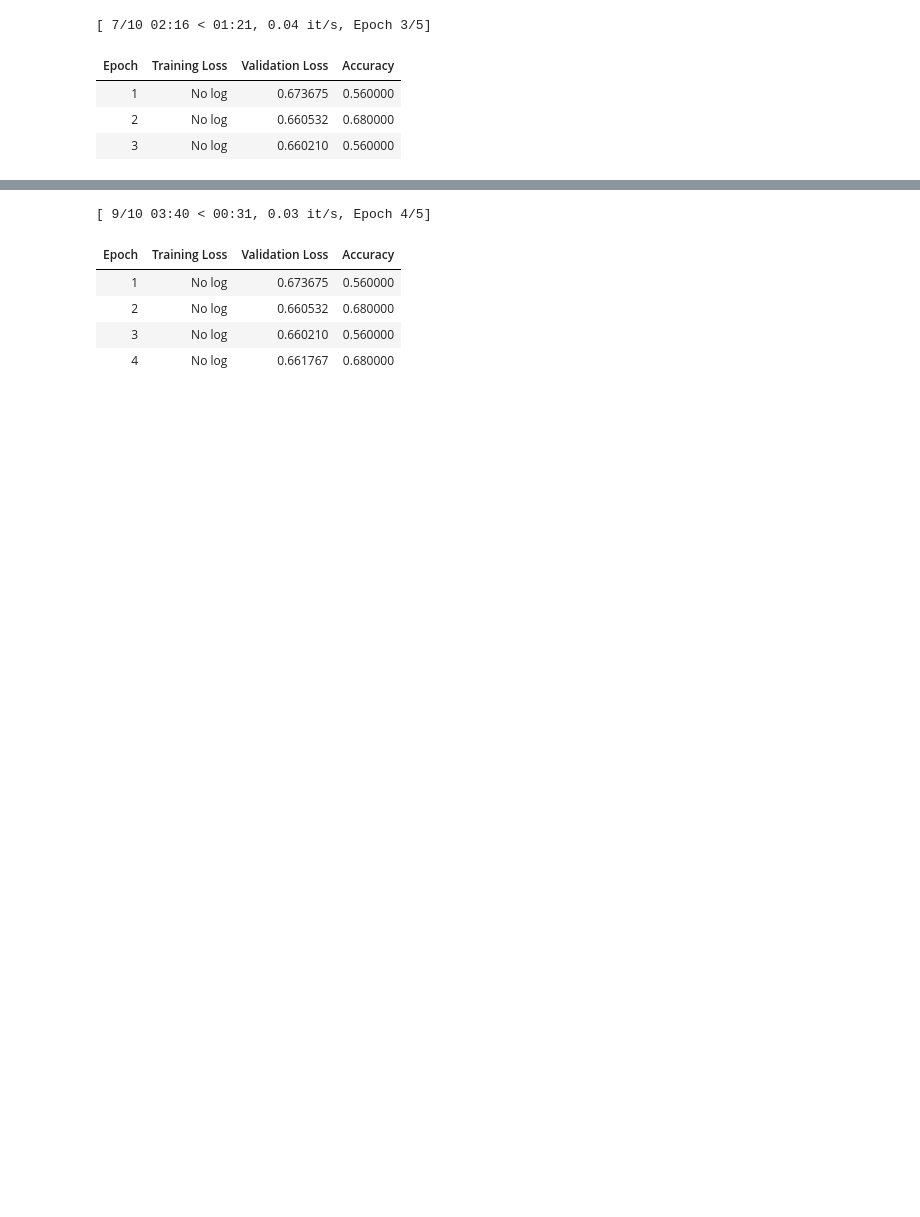
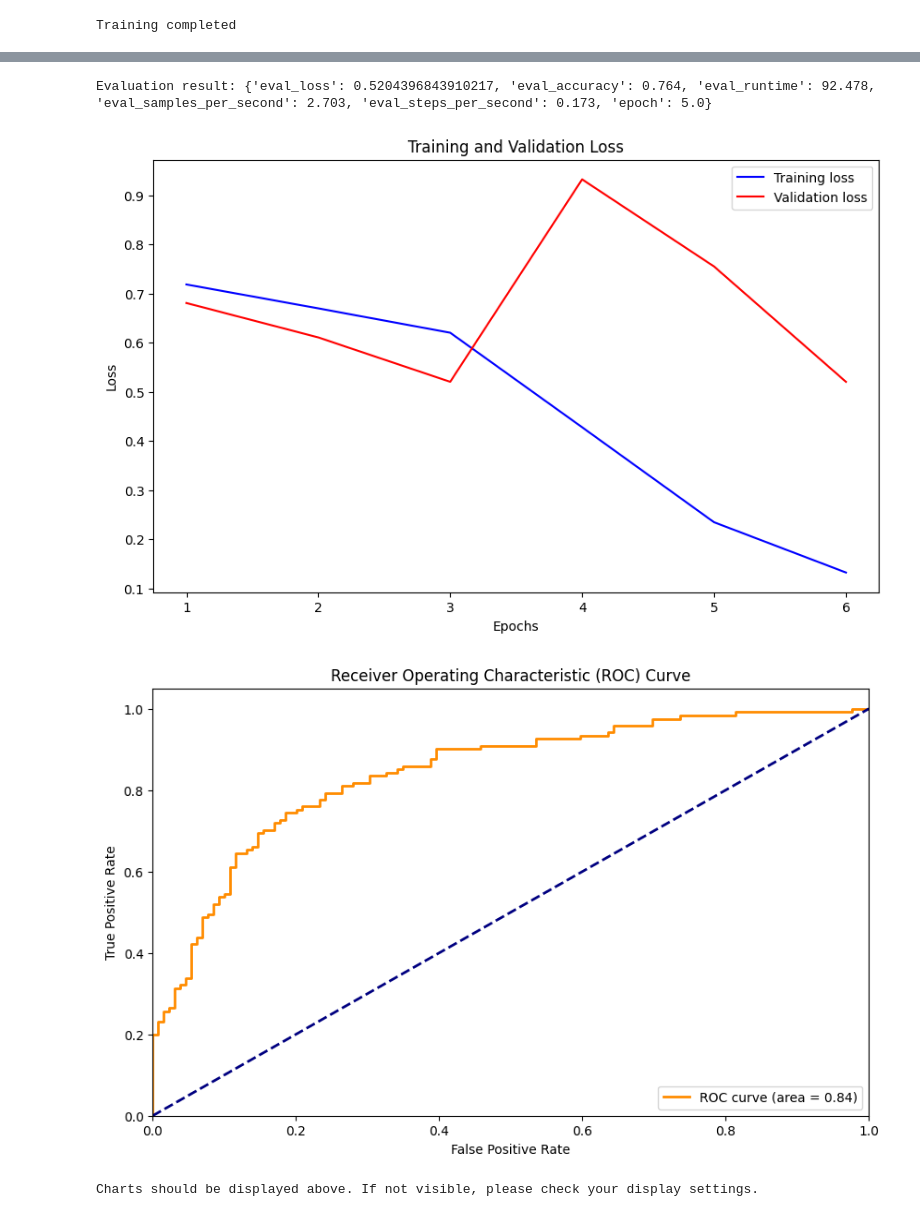
Before and after one commit to dietmarja/LLM-Elements, a Jupyter notebook: model_evaluation/evaluation_03.ipynb, the cells around one changed output, grey strips where cells are left out. Saved outputs shown, nothing was run; the diff lists cells and outputs as text; code cells hidden in the pictures; blank space fills up the shorter version.

```diff
--- a/model_evaluation/evaluation_03.ipynb
+++ b/model_evaluation/evaluation_03.ipynb
@@ -3,5 +5,5 @@
 # %%
-# To prevent a timeout, use the following code
+# Prevent a Colab timeout
 from google.colab import output
 output.enable_custom_widget_manager()
 
@@ -22,12 +24,12 @@ model_name = "bert-base-uncased"
 model = AutoModelForSequenceClassification.from_pretrained(model_name, num_labels=2)
 tokenizer = AutoTokenizer.from_pretrained(model_name)
 
-# Load the IMDB dataset from Hugging Face and take 10% of it
+# Load the IMDB dataset from Hugging Face and take 1% of it
 dataset = load_dataset("imdb")
 dataset = dataset.shuffle(seed=42)
-dataset['train'] = dataset['train'].select(range(int(len(dataset['train']) * 0.001)))
-dataset['test'] = dataset['test'].select(range(int(len(dataset['test']) * 0.001)))
-print("10% of IMDB dataset loaded successfully")
+dataset['train'] = dataset['train'].select(range(int(len(dataset['train']) * 0.01)))
+dataset['test'] = dataset['test'].select(range(int(len(dataset['test']) * 0.01)))
+print("1% of IMDB dataset loaded successfully")
 
 # Preprocess the dataset
 def preprocess_function(examples):
@@ -36,7 +38,7 @@ def preprocess_function(examples):
 encoded_dataset = dataset.map(preprocess_function, batched=True)
 print("Dataset preprocessed successfully")
 
-# Define the evaluation metric
+# Set the evaluation metric
 metric = load("accuracy")
 
 def compute_metrics(eval_pred):
@@ -62,7 +64,7 @@ train_dataset = encoded_dataset['train']
 eval_dataset = encoded_dataset['test']
 print("Using existing train/test split")
 
-# Create the Trainer
+# Set up the Trainer
 trainer = Trainer(
     model=model,
     args=training_args,
@@ -85,7 +87,13 @@ print(f"Evaluation result: {eval_result}")
 history = trainer.state.log_history
 train_loss = [x['loss'] for x in history if 'loss' in x and 'eval_loss' not in x]
 val_loss = [x['eval_loss'] for x in history if 'eval_loss' in x]
-epochs = range(1, len(train_loss) + 1)
+
+# Ensure we have the same number of points for both losses
+min_len = min(len(train_loss), len(val_loss))
+train_loss = train_loss[:min_len]
+val_loss = val_loss[:min_len]
+
+epochs = range(1, min_len + 1)
 
 plt.figure(figsize=(10, 6))
 plt.plot(epochs, train_loss, 'b', label='Training loss')
@@ -106,7 +114,7 @@ roc_auc = auc(fpr, tpr)
 
 # Plot ROC curve
 plt.figure(figsize=(10, 6))
-plt.plot(fpr, tpr, color='darkorange', lw=2, label='ROC curve (area = %0.2f)' % roc_auc)
+plt.plot(fpr, tpr, color='darkorange', lw=2, label=f'ROC curve (area = {roc_auc:.2f})')
 plt.plot([0, 1], [0, 1], color='navy', lw=2, linestyle='--')
 plt.xlim([0.0, 1.0])
 plt.ylim([0.0, 1.05])
@@ -115,6 +123,8 @@ plt.ylabel('True Positive Rate')
 plt.title('Receiver Operating Characteristic (ROC) Curve')
 plt.legend(loc="lower right")
 plt.show()
+
+print("Charts should be displayed above. If not visible, please check your display settings.")
 # %% [output]
 Some weights of BertForSequenceClassification were not initialized from the model checkpoint at bert-base-uncased and are newly initialized: ['classifier.bias', 'classifier.weight']
 You should probably TRAIN this model on a down-stream task to be able to use it for predictions and inference.
@@ -125,5 +142 @@ Starting training ...
-[ 7/10 02:16 < 01:21, 0.04 it/s, Epoch 3/5]
+Training completed
-| Epoch | Training Loss | Validation Loss | Accuracy |
-| 1 | No log | 0.673675 | 0.560000 |
-| 2 | No log | 0.660532 | 0.680000 |
-| 3 | No log | 0.660210 | 0.560000 |
@@ -130,6 +144,4 @@ Starting training ...
-[ 9/10 03:40 < 00:31, 0.03 it/s, Epoch 4/5]
+Evaluation result: {'eval_loss': 0.5204396843910217, 'eval_accuracy': 0.764, 'eval_runtime': 92.478, 'eval_samples_per_second': 2.703, 'eval_steps_per_second': 0.173, 'epoch': 5.0}
-| Epoch | Training Loss | Validation Loss | Accuracy |
-| 1 | No log | 0.673675 | 0.560000 |
-| 2 | No log | 0.660532 | 0.680000 |
-| 3 | No log | 0.660210 | 0.560000 |
-| 4 | No log | 0.661767 | 0.680000 |
+[figure, added]
+[figure, added]
+Charts should be displayed above. If not visible, please check your display settings.
```
Also changed, not shown: parts of 2 cells of this notebook.
